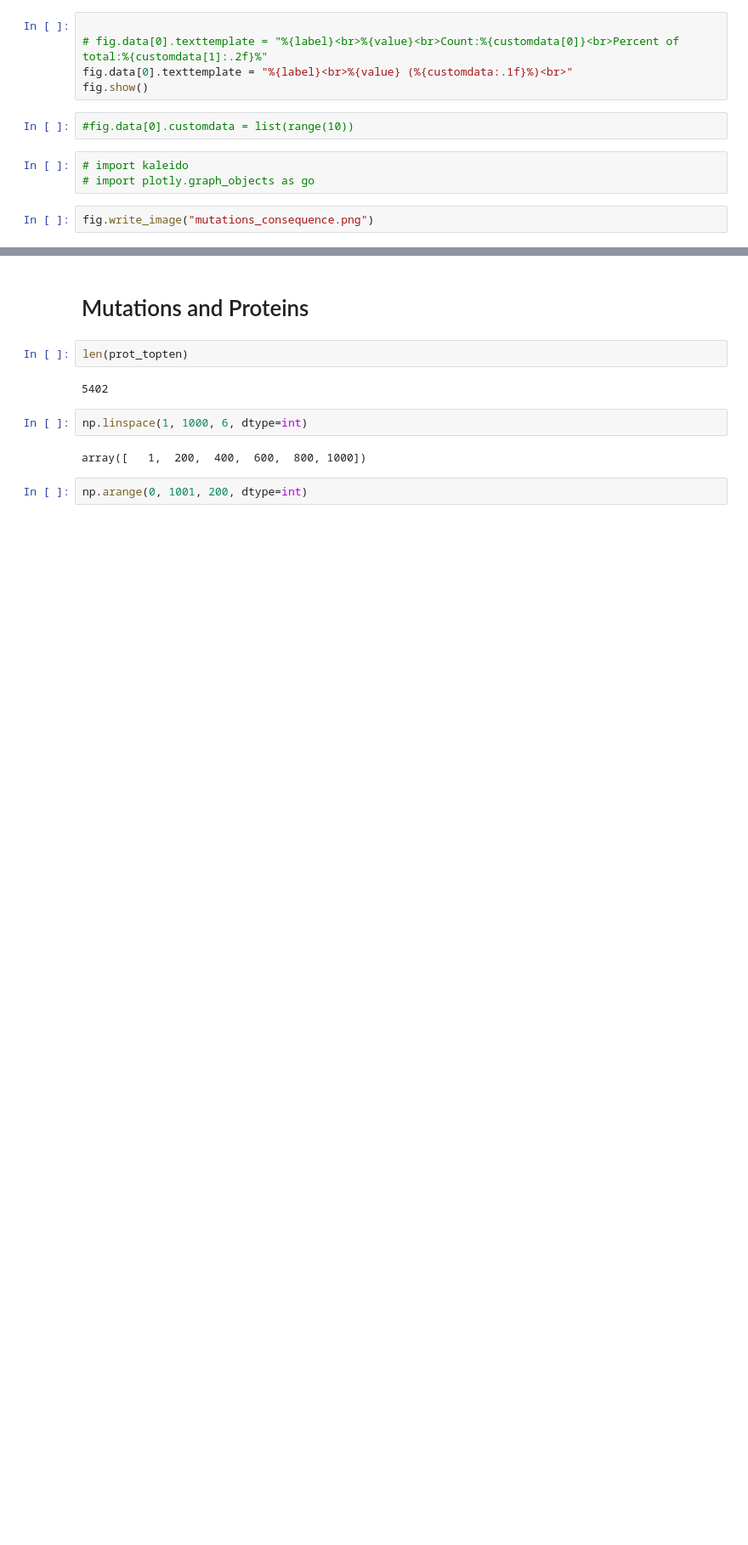
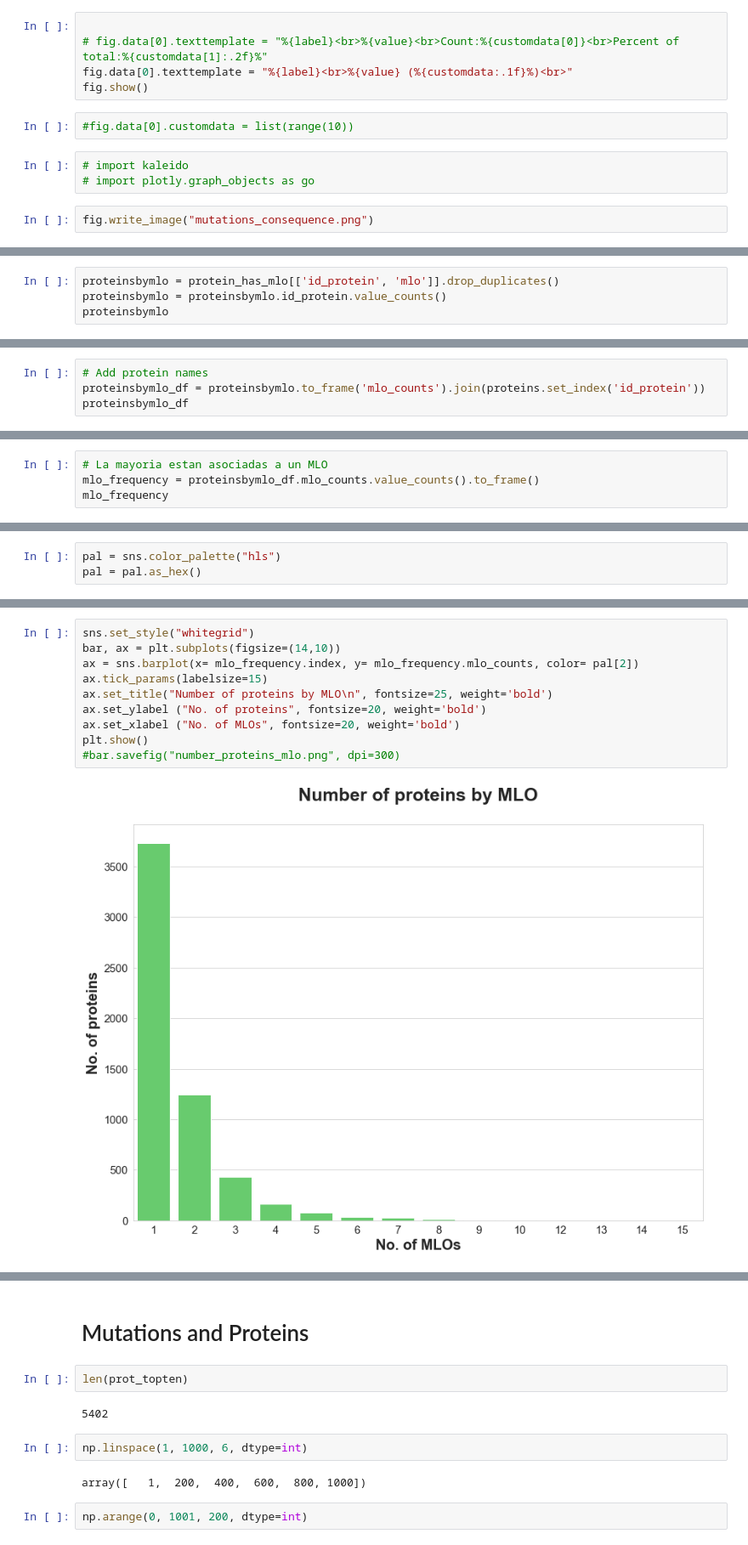
Before and after one commit to alvaro-2/mutations, a Jupyter notebook: disease_plots/some_plots.ipynb, the cells around one changed output, grey strips where cells are left out. Shown at 85% size. Saved outputs shown, nothing was run; the diff lists cells and outputs as text; blank space fills up the shorter version.

```diff
--- a/disease_plots/some_plots.ipynb
+++ b/disease_plots/some_plots.ipynb
@@ -201,0 +268,4 @@ plt.show()
+# %%
+proteinsbymlo = protein_has_mlo[['id_protein', 'mlo']].drop_duplicates()
+proteinsbymlo = proteinsbymlo.id_protein.value_counts()
+proteinsbymlo
@@ -201,0 +285,4 @@ plt.show()
+# %%
+# Add protein names
+proteinsbymlo_df = proteinsbymlo.to_frame('mlo_counts').join(proteins.set_index('id_protein'))
+proteinsbymlo_df
@@ -201,0 +303,4 @@ plt.show()
+# %%
+# La mayoria estan asociadas a un MLO
+mlo_frequency = proteinsbymlo_df.mlo_counts.value_counts().to_frame()
+mlo_frequency
@@ -201,0 +323,3 @@ plt.show()
+# %%
+pal = sns.color_palette("hls")
+pal = pal.as_hex()
@@ -201,0 +330,12 @@ plt.show()
+# %%
+sns.set_style("whitegrid")
+bar, ax = plt.subplots(figsize=(14,10))
+ax = sns.barplot(x= mlo_frequency.index, y= mlo_frequency.mlo_counts, color= pal[2])
+ax.tick_params(labelsize=15)
+ax.set_title("Number of proteins by MLO\n", fontsize=25, weight='bold')
+ax.set_ylabel ("No. of proteins", fontsize=20, weight='bold')
+ax.set_xlabel ("No. of MLOs", fontsize=20, weight='bold')
+plt.show()
+#bar.savefig("number_proteins_mlo.png", dpi=300)
+# %% [output]
+[figure, added]
```
Also changed, not shown: parts of 98 cells of this notebook.
